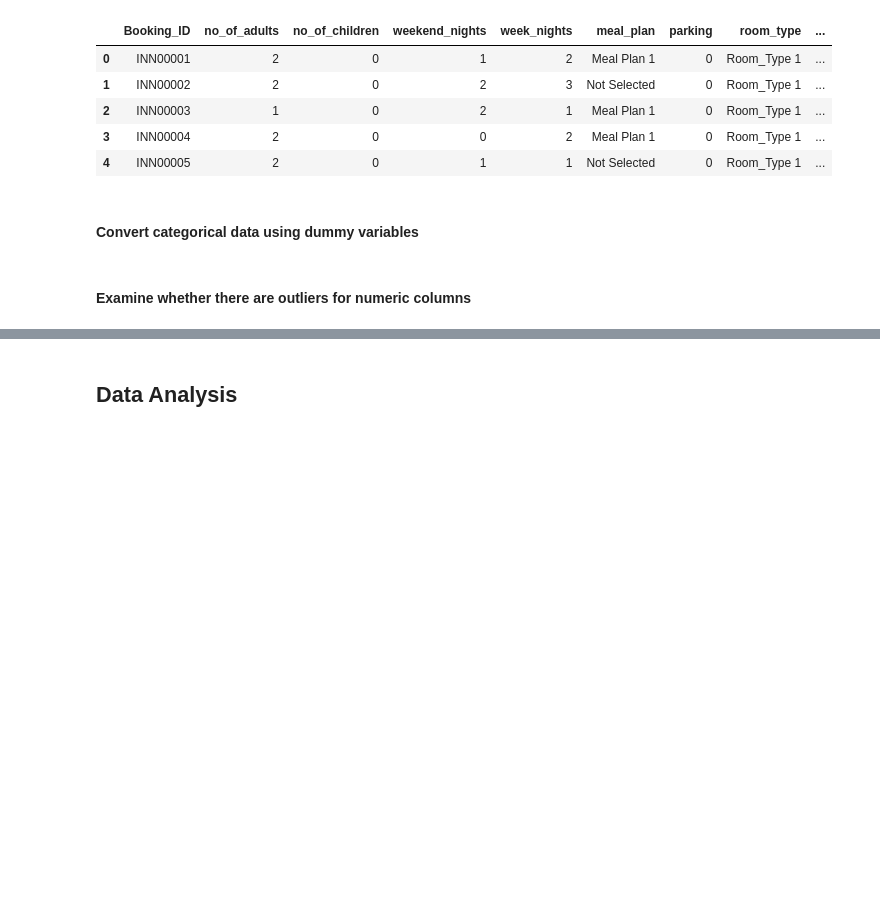
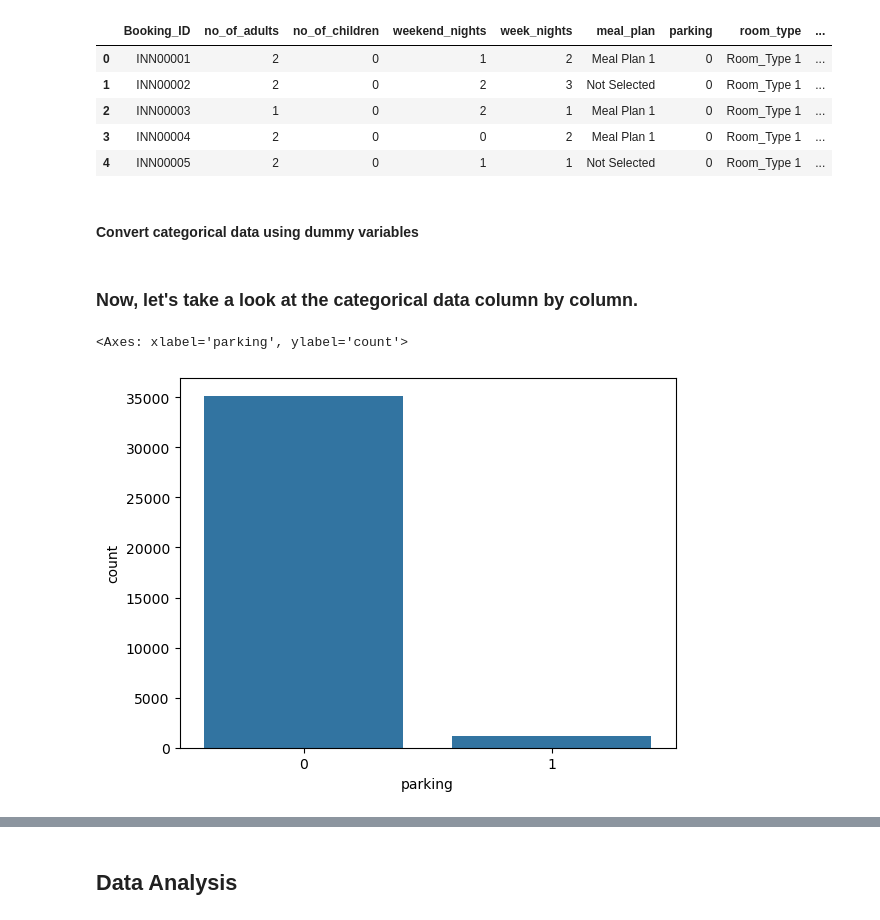
Before and after one commit to Haiqi-Z/CS381Final_Project, a Jupyter notebook: cs381_final.ipynb, the cells around one changed output, grey strips where cells are left out. Drawn from its saved outputs; the diff is of its cells as text; code cells hidden in the pictures; blank space fills up the shorter version.

```diff
--- a/cs381_final.ipynb
+++ b/cs381_final.ipynb
@@ -150,5 +144,11 @@ def map_season(month):
     else:
         return 'error'
 df['season'] = df['arrival_month'].apply(map_season)
-# %% [markdown]
-#### Examine whether there are outliers for numeric columns
+# %% [markdown]
+### Now, let's take a look at the categorical data column by column.
+# %%
+# parking
+sns.countplot(data = df,x = 'parking')
+# %% [output]
+<Axes: xlabel='parking', ylabel='count'>
+[figure, added]
```
Also changed, not shown: parts of 43 cells of this notebook, 1 other file.
